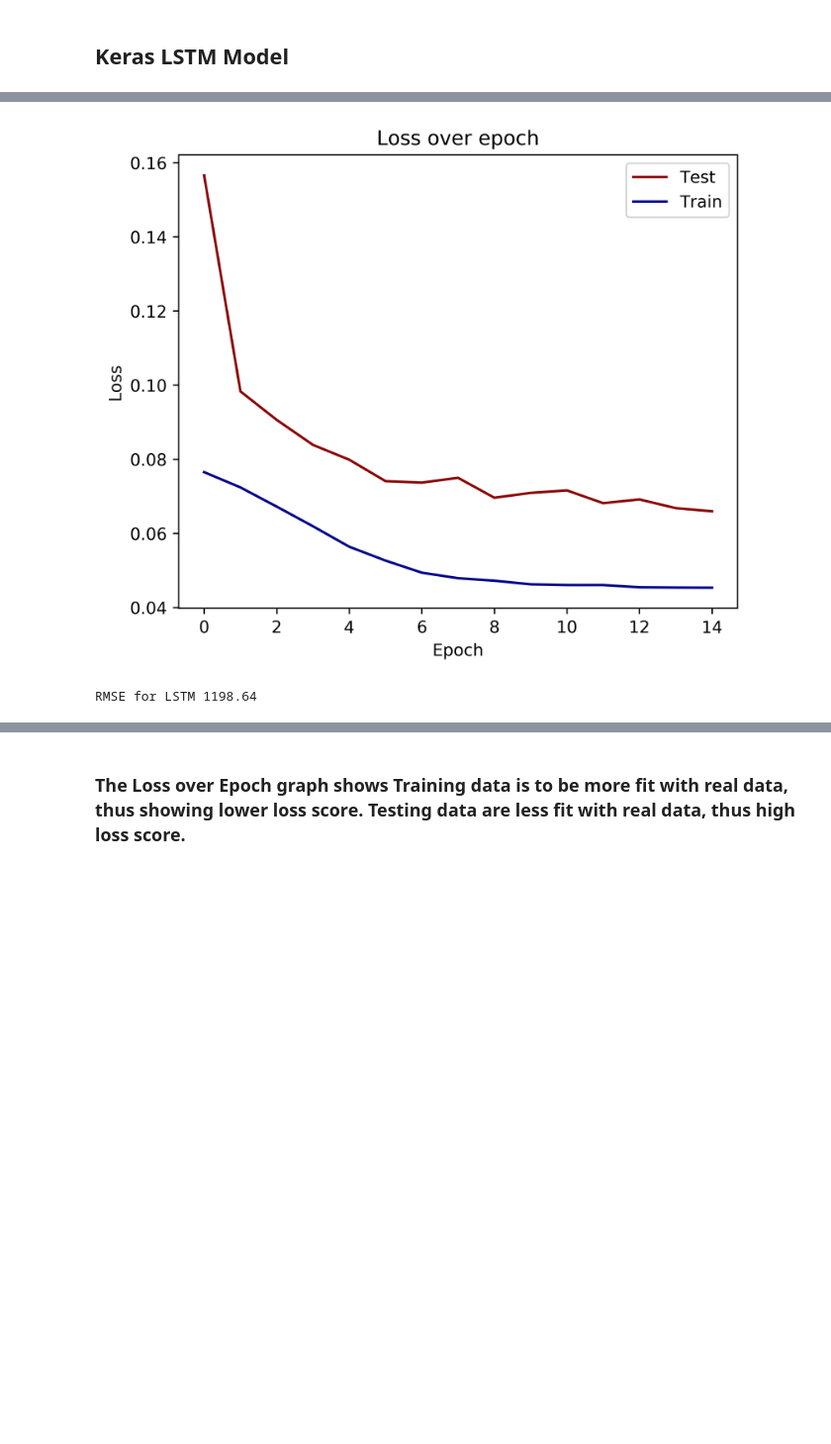
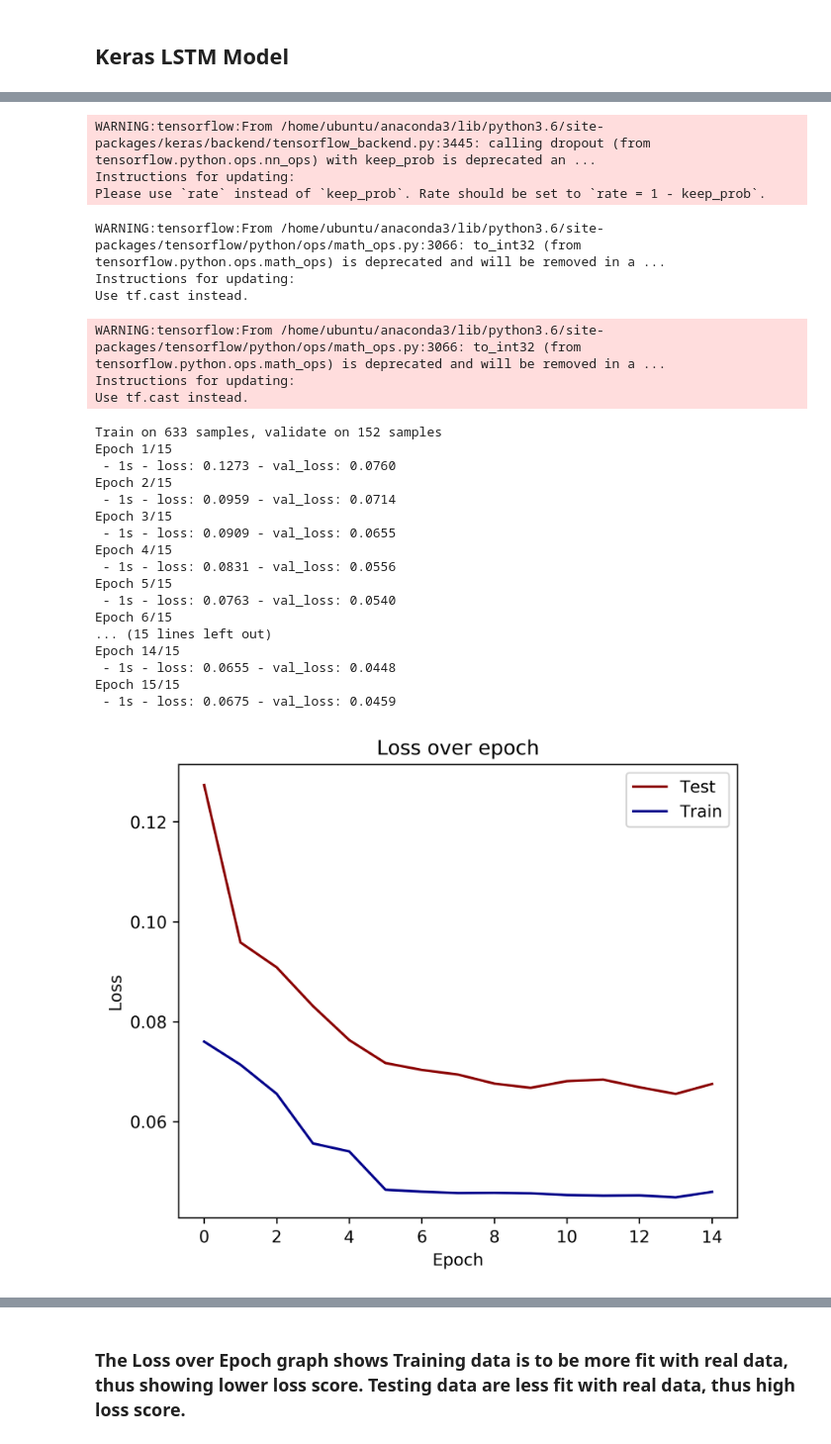
Before and after one commit to Angellei/Parking_Ticker, a Jupyter notebook: Keras_Baseline_Prophet_Model.ipynb, the cells around one changed output, grey strips where cells are left out. Shown at 99% size. Saved outputs shown, nothing was run; the diff lists cells and outputs as text; code cells hidden in the pictures; blank space fills up the shorter version.

```diff
--- a/Keras_Baseline_Prophet_Model.ipynb
+++ b/Keras_Baseline_Prophet_Model.ipynb
@@ -45,5 +43,3 @@ df2['date_column'] = pd.to_datetime(df2['Dates'],format ='%m/%d/%Y')
 #7052 null values in MISSION STREET
 
 #df2[df2['Tick_Street_Name'] == 'GEARY']
-# %%
-df2['street_total'] = df2['Tick_Street_Name'].value_counts()
@@ -70,3 +46,3 @@ Name: street_total, Length: 2895501, dtype: float64
 # %%
-street_count = df2[['Tick_Street_Name', 'year_daily']].groupby(['Tick_Street_Name']).agg(['count'])
+street_count = df2.groupby(["Tick_Street_Name","year_daily"]).size()
 # %%
@@ -95,3 +52,5 @@ street_count
+# %%
+Mission_street = street_count.loc['MISSION']
 # %%
 #create a new column 'daily'
 df2['daily'] = df2['date_column'].apply(lambda x: pd.Timestamp(x).day)
@@ -193,0 +125,22 @@ plt.plot(test_data.values, pred_base)
+# %%
+
+test_split = int(len(Mission_street) * 0.8)
+
+pred_base = []
+for i in range(len(Mission_street) - test_split):
+    train_data = Mission_street[i : test_split + i]
+
+    test_data = Mission_street.iloc[test_split + i]
+
+    train_data_day = (
+        train_data.values.sum() / train_data.count()
+    )
+
+    #baseline_prediction = train_data_day[:test_data]
+    pred_base.append(train_data_day)
+
+test_data = Mission_street[test_split:]
+
+mse_baseline = mean_squared_error(test_data.values, pred_base)
+
+print("RMSE for BASELINE {:.2f}".format(np.sqrt(mse_baseline)))
@@ -239,15 +194,6 @@ history = model.fit(
     shuffle= False
 )
 
-# # summarize history for accuracy
-# plt.plot(history.history['acc'])
-# plt.plot(history.history['val_acc'])
-# plt.title('model accuracy')
-# plt.ylabel('accuracy')
-# plt.xlabel('epoch')
-# plt.legend(['train', 'test'], loc='upper left')
-# plt.show()
-
 # Plot training & validation loss values
 plt.figure(figsize=(6, 5), dpi=600)
 plt.plot(history.history["loss"], 'darkred', label="Test")
@@ -258,11 +204,12 @@ plt.ylabel('Loss')
 plt.legend()
 plt.show()
 
-
+predict = scaler.inverse_transform(model.predict(X_test))
 mse_lstm = mean_squared_error(
     scaler.inverse_transform(y_test),
-    scaler.inverse_transform(model.predict(X_test)),
+    predict,
 )
+print(predict)
 print("RMSE for LSTM {:.2f}".format(np.sqrt(mse_lstm)))
 #print(model.summary())
 # %% [output]
@@ -286,2 +225,27 @@ Epoch 15/15
+WARNING:tensorflow:From /home/ubuntu/anaconda3/lib/python3.6/site-packages/keras/backend/tensorflow_backend.py:3445: calling dropout (from tensorflow.python.ops.nn_ops) with keep_prob is deprecated an ...
+Instructions for updating:
+Please use `rate` instead of `keep_prob`. Rate should be set to `rate = 1 - keep_prob`.
+WARNING:tensorflow:From /home/ubuntu/anaconda3/lib/python3.6/site-packages/tensorflow/python/ops/math_ops.py:3066: to_int32 (from tensorflow.python.ops.math_ops) is deprecated and will be removed in a ...
+Instructions for updating:
+Use tf.cast instead.
+WARNING:tensorflow:From /home/ubuntu/anaconda3/lib/python3.6/site-packages/tensorflow/python/ops/math_ops.py:3066: to_int32 (from tensorflow.python.ops.math_ops) is deprecated and will be removed in a ...
+Instructions for updating:
+Use tf.cast instead.
+Train on 633 samples, validate on 152 samples
+Epoch 1/15
+ - 1s - loss: 0.1273 - val_loss: 0.0760
+Epoch 2/15
+ - 1s - loss: 0.0959 - val_loss: 0.0714
+Epoch 3/15
+ - 1s - loss: 0.0909 - val_loss: 0.0655
+Epoch 4/15
+ - 1s - loss: 0.0831 - val_loss: 0.0556
+Epoch 5/15
+ - 1s - loss: 0.0763 - val_loss: 0.0540
+Epoch 6/15
+... (15 lines left out)
+Epoch 14/15
+ - 1s - loss: 0.0655 - val_loss: 0.0448
+Epoch 15/15
+ - 1s - loss: 0.0675 - val_loss: 0.0459
-[figure, old version]
+[figure, new version]
-RMSE for LSTM 1198.64
```
Also changed, not shown: parts of 25 cells of this notebook.
